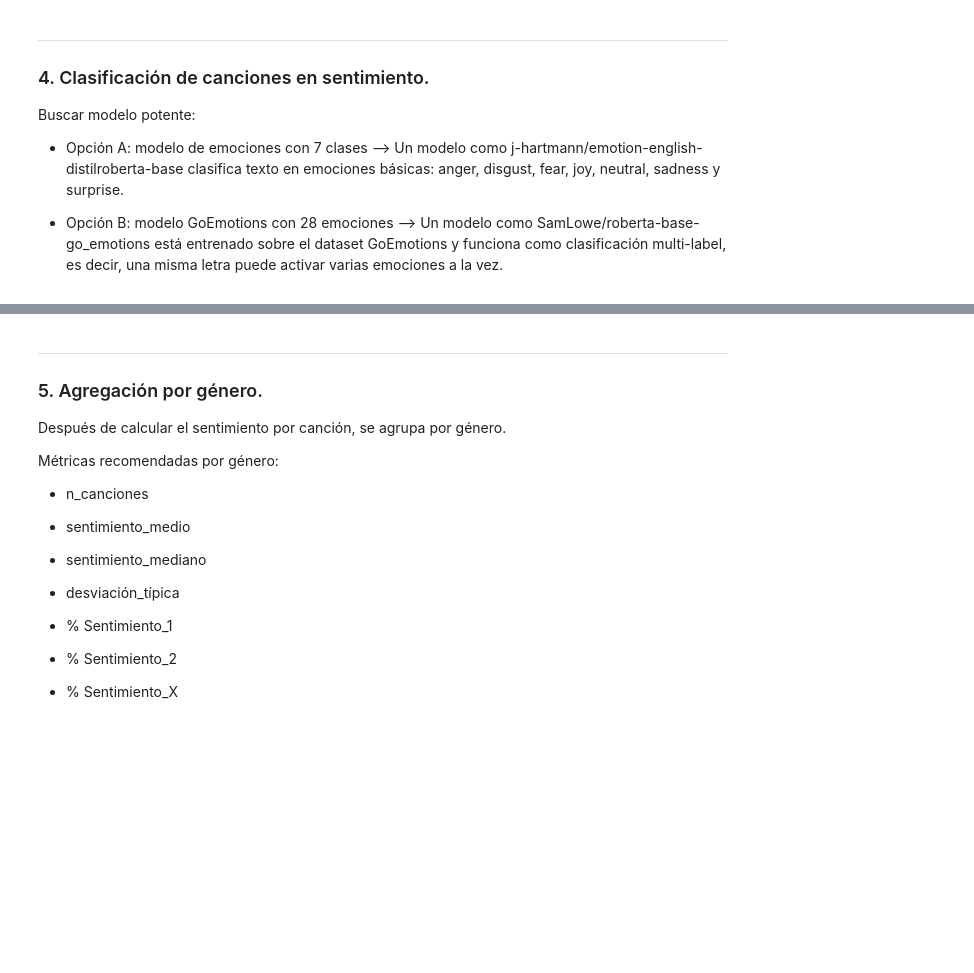
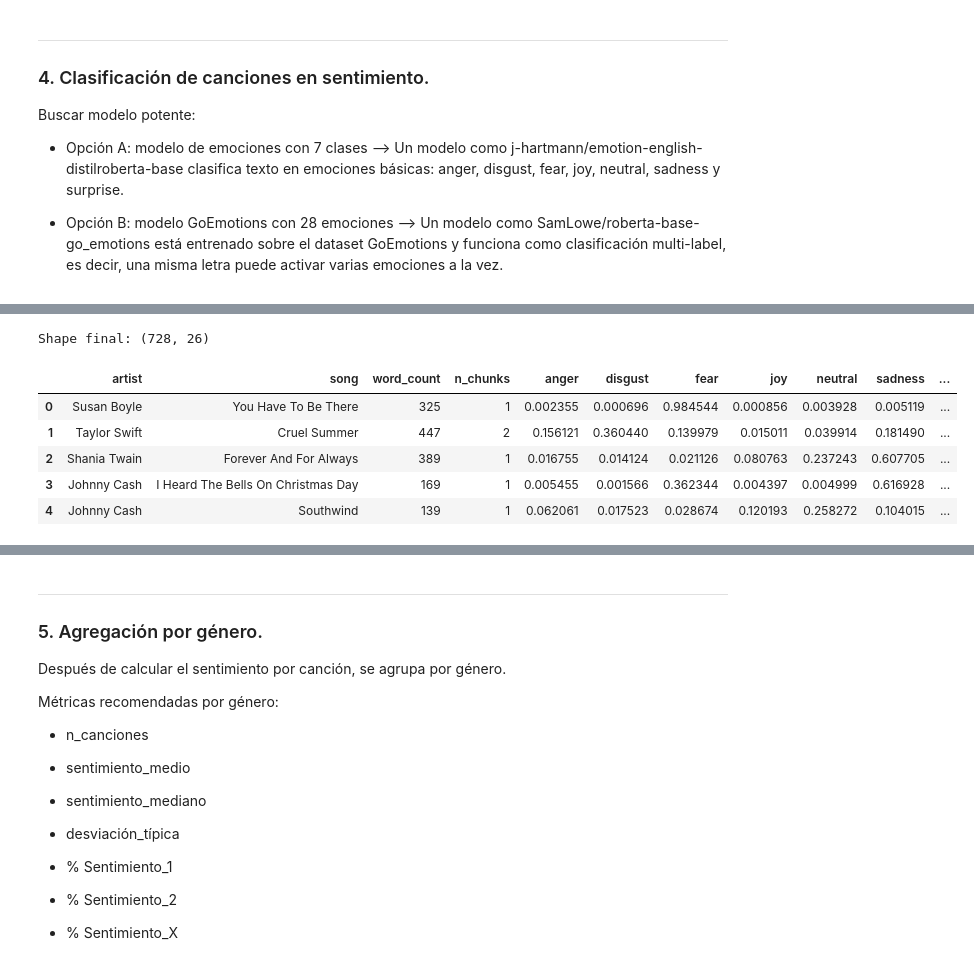
Before and after one commit to pacarma4/NLP, a Jupyter notebook: sentiment_analysis.ipynb, the cells around one changed output, grey strips where cells are left out. Saved outputs shown, nothing was run; the diff lists cells and outputs as text; code cells hidden in the pictures; blank space fills up the shorter version.

```diff
--- a/sentiment_analysis.ipynb
+++ b/sentiment_analysis.ipynb
@@ -729,0 +964,20 @@ Buscar modelo potente:
+# %%
+# APLICAR A TODAS LAS CANCIONES DEL DATASET
+
+emotion_results = []
+
+for idx, row in tqdm(df_songs.iterrows(), total=len(df_songs)):
+    result = analyze_song_emotions(
+        text=row["lyrics_clean"],
+        tokenizer=tokenizer,
+        model=model,
+        emotion_labels=emotion_labels,
+        device=device,
+        batch_size=16
+    )
+
+    emotion_results.append(result)
+
+df_emotions = pd.DataFrame(emotion_results)
+
+display(df_emotions.head())
@@ -729,0 +991,28 @@ Buscar modelo potente:
+# %%
+# AÑADIR RESULTADOS DE EMOCIONES AL DATASET ORIGINAL
+
+df_songs_emotions = pd.concat(
+    [
+        df_songs.reset_index(drop=True),
+        df_emotions.reset_index(drop=True)
+    ],
+    axis=1
+)
+
+print("Shape final:", df_songs_emotions.shape)
+
+display(
+    df_songs_emotions[
+        ["artist", "song", "word_count", "n_chunks",
+         "anger", "disgust", "fear", "joy", "neutral", "sadness", "surprise",
+         "dominant_emotion", "dominant_emotion_score"]
+    ].head()
+)
+# %% [output]
+Shape final: (728, 26)
+|  | artist | song | word_count | n_chunks | anger | disgust | fear | joy | neutral | sadness | ... |
+| 0 | Susan Boyle | You Have To Be There | 325 | 1 | 0.002355 | 0.000696 | 0.984544 | 0.000856 | 0.003928 | 0.005119 | ... |
+| 1 | Taylor Swift | Cruel Summer | 447 | 2 | 0.156121 | 0.360440 | 0.139979 | 0.015011 | 0.039914 | 0.181490 | ... |
+| 2 | Shania Twain | Forever And For Always | 389 | 1 | 0.016755 | 0.014124 | 0.021126 | 0.080763 | 0.237243 | 0.607705 | ... |
+| 3 | Johnny Cash | I Heard The Bells On Christmas Day | 169 | 1 | 0.005455 | 0.001566 | 0.362344 | 0.004397 | 0.004999 | 0.616928 | ... |
+| 4 | Johnny Cash | Southwind | 139 | 1 | 0.062061 | 0.017523 | 0.028674 | 0.120193 | 0.258272 | 0.104015 | ... |
```
Also changed, not shown: parts of 37 cells of this notebook.
